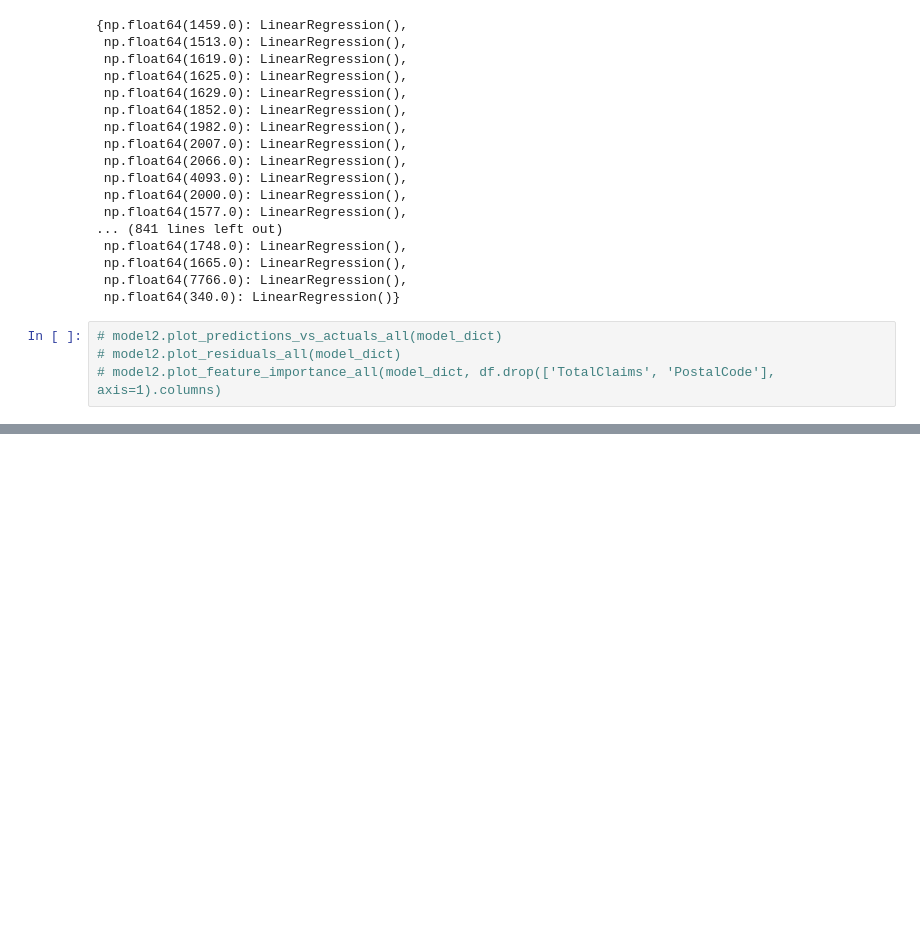
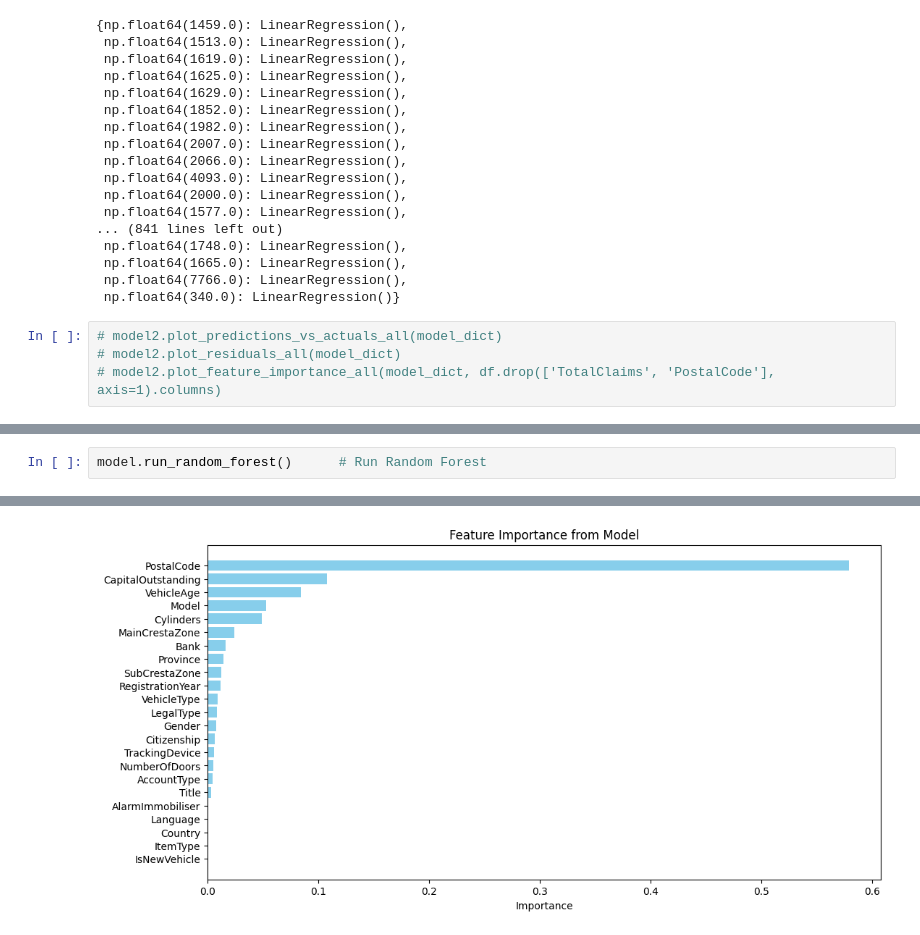
Before and after one commit to Marta233/Insurance_Claim_Analysis, a Jupyter notebook: notebook/Modeling.ipynb, the cells around one changed output, grey strips where cells are left out. Drawn from its saved outputs; the diff is of its cells as text; blank space fills up the shorter version.

```diff
--- a/notebook/Modeling.ipynb
+++ b/notebook/Modeling.ipynb
@@ -176,0 +144,3 @@ XGBoost RMSE: 0.7162801638138491, R²: 0.01378448159209178
+# %%
+model.run_random_forest()      # Run Random Forest
+# %% [output]
@@ -176,0 +150 @@ XGBoost RMSE: 0.7162801638138491, R²: 0.01378448159209178
+[figure, added]
```
Also changed, not shown: parts of 8 cells of this notebook, 1 other file.
